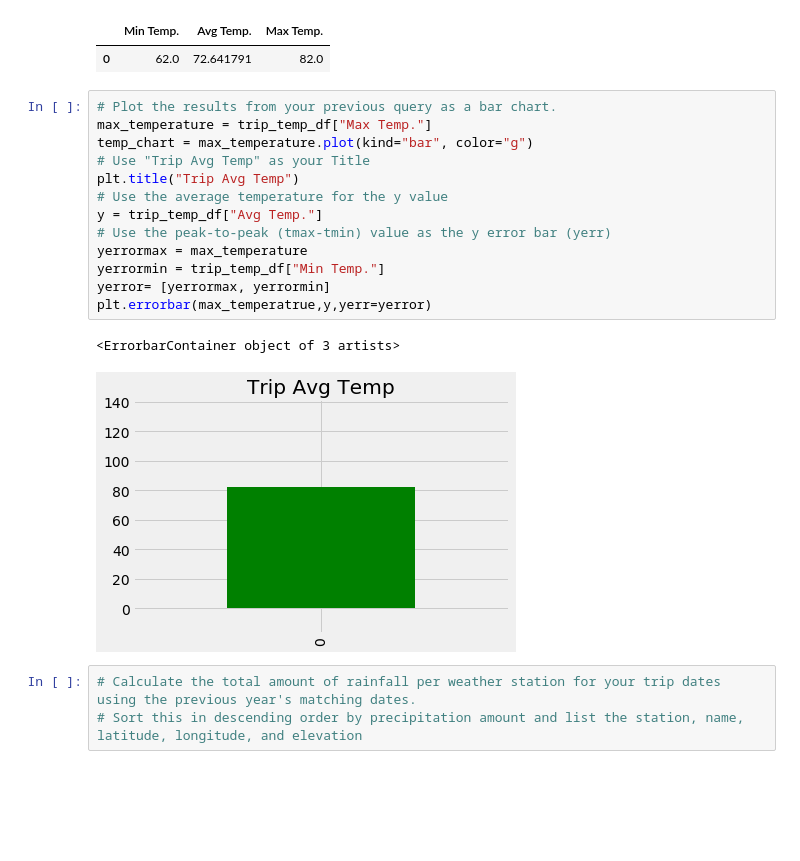
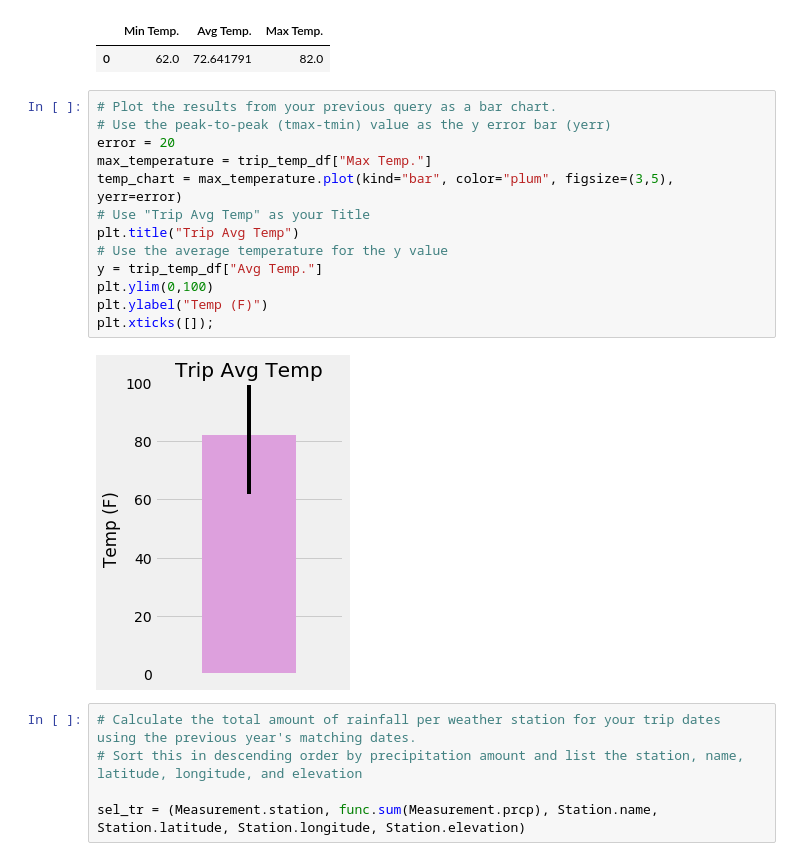
Before and after one commit to manuelamc14/climate-analysis-sqlalchemy, a Jupyter notebook: climate_starter.ipynb, the cells around one changed output. Saved outputs shown, nothing was run; the diff lists cells and outputs as text; blank space fills up the shorter version.

Commit message:
Daily Temperature Average

```diff
--- a/climate_starter.ipynb
+++ b/climate_starter.ipynb
@@ -345,20 +257,21 @@ trip_temp_df
 | 0 | 62.0 | 72.641791 | 82.0 |
 # %%
 # Plot the results from your previous query as a bar chart.
+# Use the peak-to-peak (tmax-tmin) value as the y error bar (yerr)
+error = 20
 max_temperature = trip_temp_df["Max Temp."]
-temp_chart = max_temperature.plot(kind="bar", color="g")
+temp_chart = max_temperature.plot(kind="bar", color="plum", figsize=(3,5), yerr=error)
 # Use "Trip Avg Temp" as your Title
 plt.title("Trip Avg Temp")
 # Use the average temperature for the y value
 y = trip_temp_df["Avg Temp."]
-# Use the peak-to-peak (tmax-tmin) value as the y error bar (yerr)
-yerrormax = max_temperature
-yerrormin = trip_temp_df["Min Temp."]
-yerror= [yerrormax, yerrormin]
-plt.errorbar(max_temperatrue,y,yerr=yerror)
+plt.ylim(0,100)
+plt.ylabel("Temp (F)")
+plt.xticks([]);
 # %% [output]
-<ErrorbarContainer object of 3 artists>
-[figure, old version]
+[figure, new version]
 # %%
 # Calculate the total amount of rainfall per weather station for your trip dates using the previous year's matching dates.
 # Sort this in descending order by precipitation amount and list the station, name, latitude, longitude, and elevation
+
+sel_tr = (Measurement.station, func.sum(Measurement.prcp), Station.name, Station.latitude, Station.longitude, Station.elevation)
```
Also changed, not shown: parts of 19 cells of this notebook.
